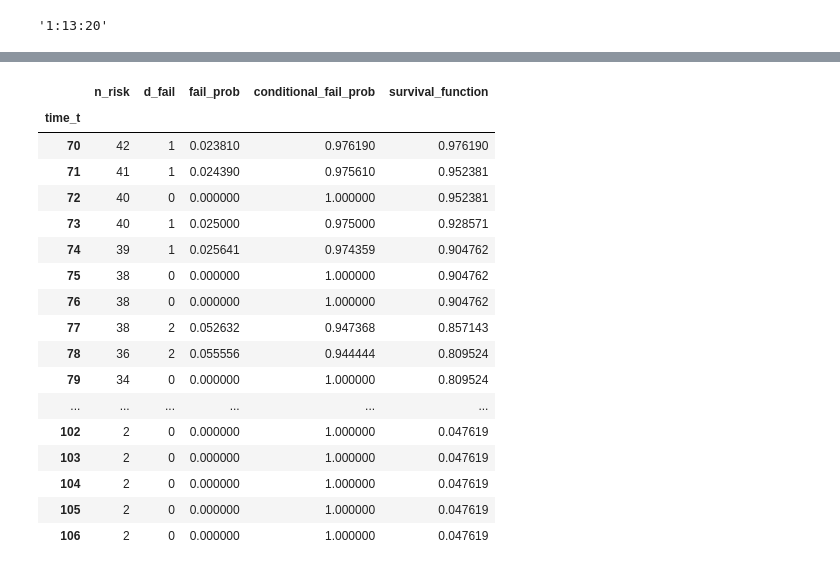
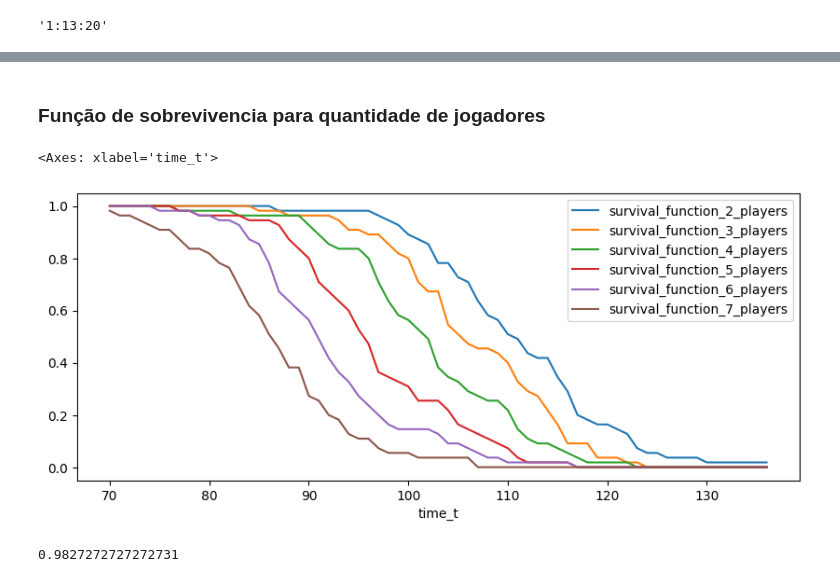
Before and after one commit to zanyev/poker_arb, a Jupyter notebook: poker.ipynb, the cells around one changed output, grey strips where cells are left out. Cells and saved outputs as stored; diff of their text form; code cells hidden in the pictures.

```diff
--- a/poker.ipynb
+++ b/poker.ipynb
@@ -24,7 +29,7 @@ def get_info(region):
 # %%
 id_torneio = input("Inserir o Id do Torneio")
 
-x_init,x_end = 15,653
+x_init,x_end = 17,653
 y_constant = 400
 time_pattern = re.compile(r'\b\d{1,2}:\d{2}:\d{2}\b')
 
@@ -146,21 +129,44 @@ kaplan_df['survival_function'].plot()
-# %%
-kaplan_df
-# %% [output]
-|  | n_risk | d_fail | fail_prob | conditional_fail_prob | survival_function |
-| time_t |  |  |  |  |  |
-| 70 | 42 | 1 | 0.023810 | 0.976190 | 0.976190 |
-| 71 | 41 | 1 | 0.024390 | 0.975610 | 0.952381 |
-| 72 | 40 | 0 | 0.000000 | 1.000000 | 0.952381 |
-| 73 | 40 | 1 | 0.025000 | 0.975000 | 0.928571 |
-| 74 | 39 | 1 | 0.025641 | 0.974359 | 0.904762 |
-| 75 | 38 | 0 | 0.000000 | 1.000000 | 0.904762 |
-| 76 | 38 | 0 | 0.000000 | 1.000000 | 0.904762 |
-| 77 | 38 | 2 | 0.052632 | 0.947368 | 0.857143 |
-| 78 | 36 | 2 | 0.055556 | 0.944444 | 0.809524 |
-| 79 | 34 | 0 | 0.000000 | 1.000000 | 0.809524 |
-| ... | ... | ... | ... | ... | ... |
-| 102 | 2 | 0 | 0.000000 | 1.000000 | 0.047619 |
-| 103 | 2 | 0 | 0.000000 | 1.000000 | 0.047619 |
-| 104 | 2 | 0 | 0.000000 | 1.000000 | 0.047619 |
-| 105 | 2 | 0 | 0.000000 | 1.000000 | 0.047619 |
-| 106 | 2 | 0 | 0.000000 | 1.000000 | 0.047619 |
+# %%
+def CreateSurvivalFunction(n):
+    survival_function_emp = corte_minuto[corte_minuto['remaining_players'] < n].groupby(level=0)['index'].min()
+    kaplan_table = []
+    for i in range(int(survival_function_emp.min()),int(survival_function_emp.max())):
+        n_risk = (survival_function_emp >= i).sum()
+        d_fail = (survival_function_emp == i).sum()
+        kaplan_dict = {
+            "time_t":i,
+            "n_risk":n_risk,
+            "d_fail":d_fail,
+
+        }
+        kaplan_table.append(kaplan_dict)
+    kaplan_df = pd.DataFrame(kaplan_table).set_index('time_t')
+    kaplan_df['fail_prob'] = kaplan_df['d_fail']/kaplan_df['n_risk']
+    kaplan_df['conditional_fail_prob'] = 1 - kaplan_df['fail_prob']
+    kaplan_df['survival_function'] = kaplan_df.conditional_fail_prob.cumprod()
+    return kaplan_df['survival_function']
+
+def fill_prob(s_t):
+    espelho = s_t.copy()
+    fill_0, fill_1 = espelho.dropna().index.min(),espelho.dropna().index.max()
+    s_t.loc[s_t.index < fill_0] = 1
+    s_t.loc[s_t.index > fill_1] = 0
+    return s_t
+# %%
+survival_lst = []
+for i in range(3,8+1):
+    conditional_survival_function = CreateSurvivalFunction(i)
+    conditional_survival_function.name = f'survival_function_{i-1}_players'
+    survival_lst.append(conditional_survival_function)
+# %%
+X = pd.DataFrame(survival_lst).T.sort_index()
+X = X.apply(lambda row: fill_prob(row),axis=1)
+payoff = dict(zip(X.columns, [9.16,6.6,4.76,3.44,2.48,1.79]))
+payoff = pd.Series(payoff)
+# %% [markdown]
+### Função de sobrevivencia para quantidade de jogadores
+# %%
+X.plot(figsize=(10,4))
+# %% [output]
+<Axes: xlabel='time_t'>
+[figure, added]
@@ -166,0 +175,5 @@ kaplan_df
+# %%
+t = 85
+(marginal_payoff.sort_values() * (1 - X.loc[t])).sum()
+# %% [output]
+0.9827272727272731
```
Also changed, not shown: parts of 8 cells of this notebook, 12 other files.
